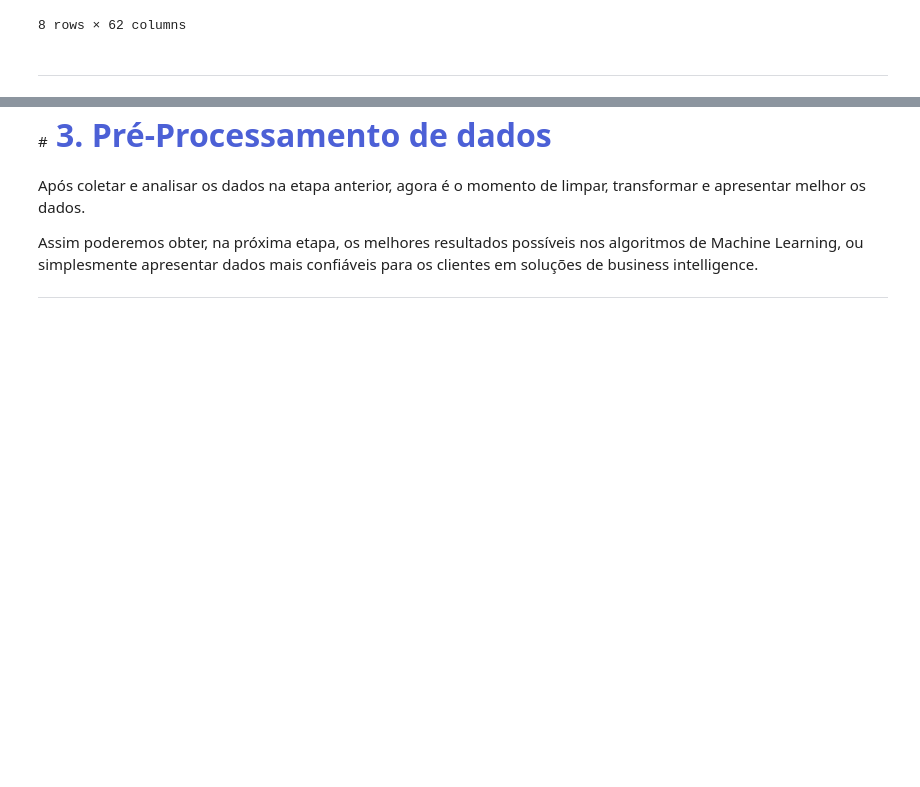
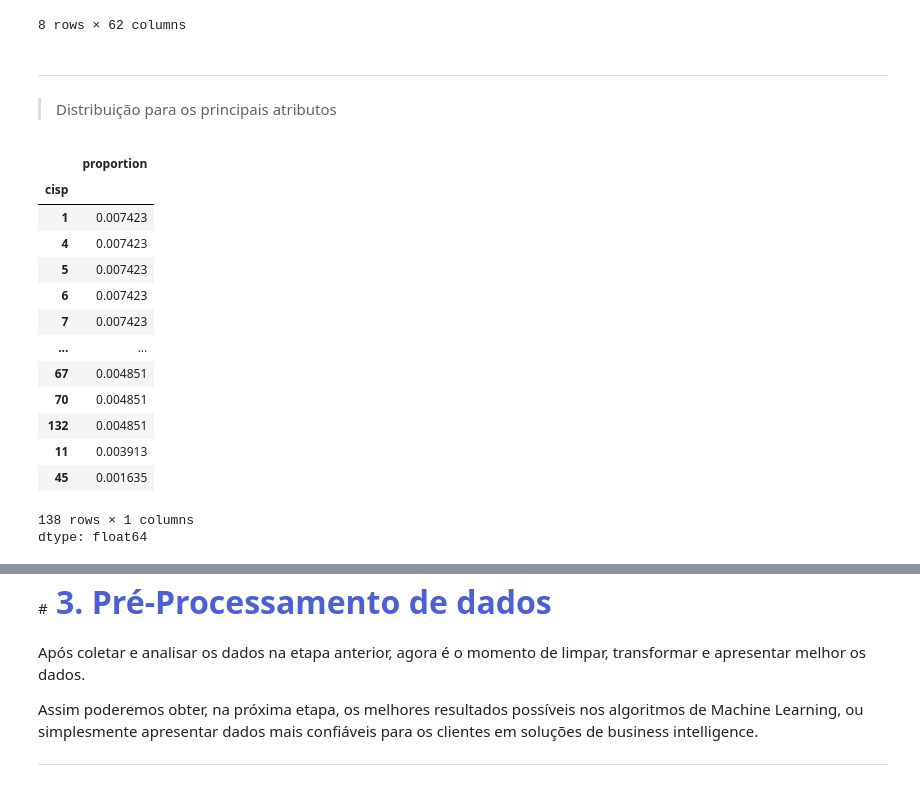
Before and after one commit to gabrielmprata/Info_seguranca_publica_rj, a Jupyter notebook: Info_seguranca_publica_rj.ipynb, the cells around one changed output, grey strips where cells are left out. Saved outputs shown, nothing was run; the diff lists cells and outputs as text; code cells hidden in the pictures; blank space fills up the shorter version.

```diff
--- a/Info_seguranca_publica_rj.ipynb
+++ b/Info_seguranca_publica_rj.ipynb
@@ -192,3 +192,23 @@ df_ocorrencias.describe().round(2)
 
 
 ---
+# %% [markdown]
+> Distribuição para os principais atributos
+# %%
+df_ocorrencias.cisp.value_counts(normalize=True)
+# %% [output]
+|  | proportion |
+| cisp |  |
+| 1 | 0.007423 |
+| 4 | 0.007423 |
+| 5 | 0.007423 |
+| 6 | 0.007423 |
+| 7 | 0.007423 |
+| ... | ... |
+| 67 | 0.004851 |
+| 70 | 0.004851 |
+| 132 | 0.004851 |
+| 11 | 0.003913 |
+| 45 | 0.001635 |
+138 rows × 1 columns
+dtype: float64
```
Also changed, not shown: parts of 13 cells of this notebook.
